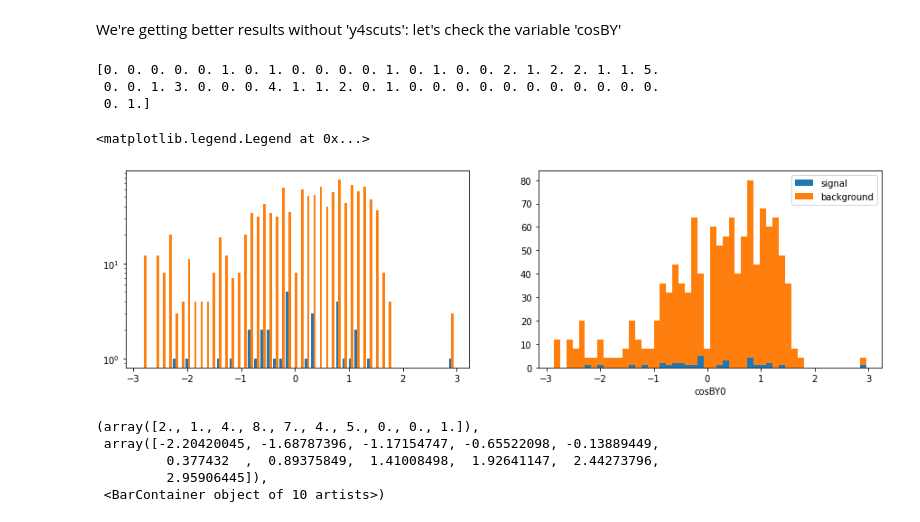
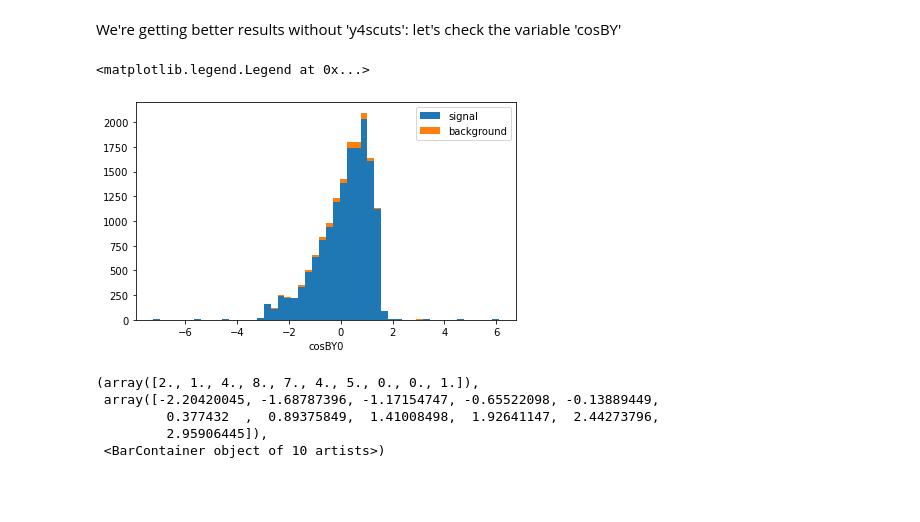
Before and after one commit to SaharGholipour/Sahar_MSc, a Jupyter notebook: mysignal_comparison.ipynb, the cells around one changed output. Saved outputs shown, nothing was run; the diff lists cells and outputs as text; code cells hidden in the pictures; blank space fills up the shorter version.

Commit message:
reading the gbasf2 file and removing the bad entries

```diff
--- a/mysignal_comparison.ipynb
+++ b/mysignal_comparison.ipynb
@@ -239,3 +239,13 @@ print(f'MC sample equivalent to {mclumi:.2f} fb-1')
 # %% [output]
 Number of BB events (sum of B+B- and B0B0) = 7.164e+07
 MC sample equivalent to 65.13 fb-1
+# %%
+# opening the gbasf2 charged root file
+file = uproot.open("DlDl_charged_gbasf2.root:Y4S")
+# %%
+# removing some of the entries, keep charged B mesons + no charged particles in ROE +
+# Bs reconstructed as Dlnu and Detalnu
+df = pd.DataFrame()
+for batch in file.iterate(step_size="100 MB", library='pd'):
+    df = df.append(batch.query(BpBmcut+AND+roecuts+AND+Bprec_eta))
+df
@@ -412,39 +436,36 @@ We're getting better results without 'y4scuts': let's check the variable 'cosBY'
 # %%
 # cosBY0
 cosBY0p_sig = pd.concat([
-    aTree.query(cand0+AND+BpBmcut+AND+roecuts+AND+Bprec_eta+AND+f'( ((aBplusMode=={mode}) | (abs(aBminusMode)=={mode})) )')['cosBY0']
+    df.query(cand0+AND+f'( ((aBplusMode=={mode}) | (abs(aBminusMode)=={mode})) )')['cosBY0']
     for mode in [1019,1020,1039,1040]
 ])
 
 cosBY0p_bkg = pd.concat([
-    aTree.query(cand0+AND+BpBmcut+AND+roecuts+AND+Bprec_eta+AND+NOT+f'( ((aBplusMode=={mode}) | (abs(aBminusMode)=={mode})) )')['cosBY0']
+    df.query(cand0+AND+NOT+f'( ((aBplusMode=={mode}) | (abs(aBminusMode)=={mode})) )')['cosBY0']
     for mode in [1019,1020,1039,1040]
 ])
 
 
+# plt.figure(figsize=(15, 4))
+# ax_log = plt.subplot(121)
+# count, bins, _ = ax_log.hist([cosBY0p_bkg, cosBY0p_sig], label=['signal', 'background'], bins=50)
+# ax_log.set_yscale('log')
+# print(count[0])
+
 plt.figure(figsize=(15, 4))
-ax_log = plt.subplot(121)
-count, bins, _ = ax_log.hist([cosBY0p_sig,cosBY0p_bkg], label=['signal', 'background'], bins=50)
-ax_log.set_yscale('log')
-print(count[0])
-
-# plt.figure(figsize=(15, 4))
 ax_linear = plt.subplot(122)
-count, bins, _ = ax_linear.hist([cosBY0p_sig,cosBY0p_bkg], label=['signal', 'background'], histtype='barstacked', bins=50)
+count, bins, _ = ax_linear.hist([cosBY0p_bkg, cosBY0p_sig], label=['signal', 'background'], histtype='barstacked', bins=50)
 plt.xlabel('cosBY0')
 
 # plt.xlabel('cosBY0')
 # count, bins, _ = plt.hist(cosBY0p_bkg, bins=10)
 plt.legend()
 # print(np.sort(count))
 # print(bins)
 # print(f'min value of signal for cosBY0p: {min(cosBY1p_sig)}, and max value for cosBY0p: {max(cosBY1p_sig)}')
 # %% [output]
-[0. 0. 0. 0. 0. 1. 0. 1. 0. 0. 0. 0. 1. 0. 1. 0. 0. 2. 1. 2. 2. 1. 1. 5.
- 0. 0. 1. 3. 0. 0. 0. 4. 1. 1. 2. 0. 1. 0. 0. 0. 0. 0. 0. 0. 0. 0. 0. 0.
- 0. 1.]
+<matplotlib.legend.Legend at 0x...>
-<matplotlib.legend.Legend at 0x...>
-[figure, old version]
+[figure, new version]
 # %%
 # cosBY1
 cosBY1p_sig = pd.concat([
```
Also changed, not shown: parts of 4 cells of this notebook.
